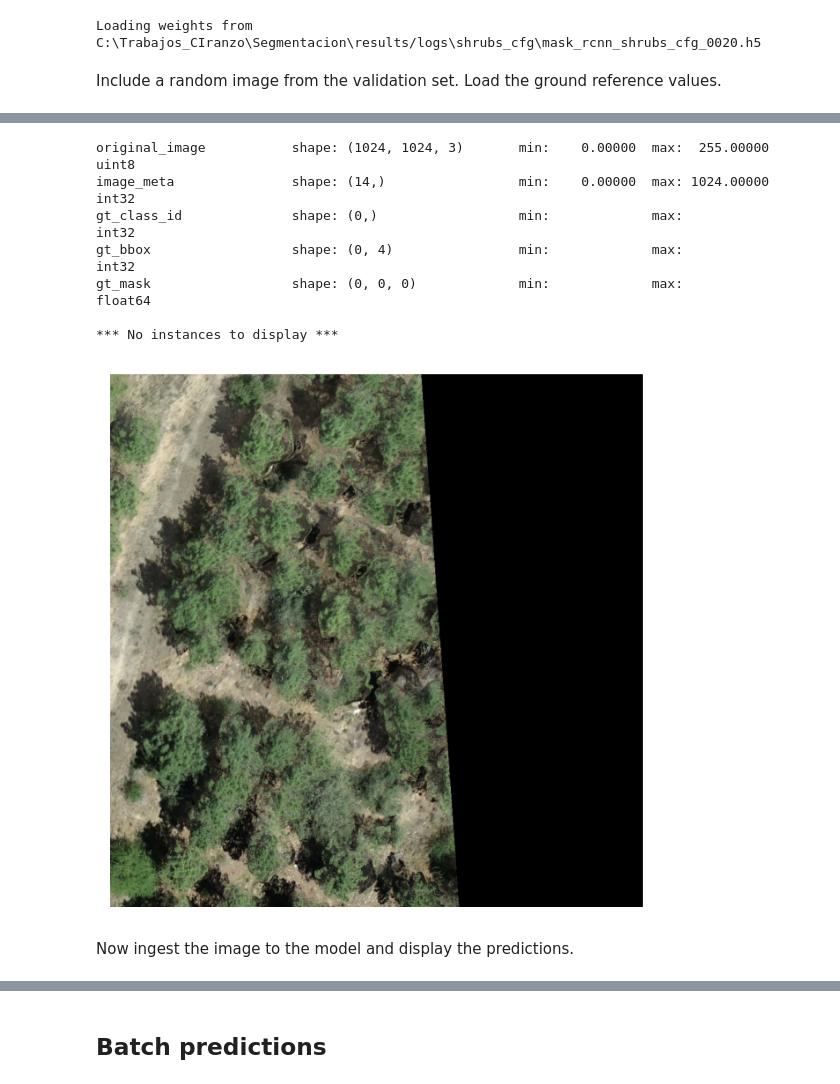
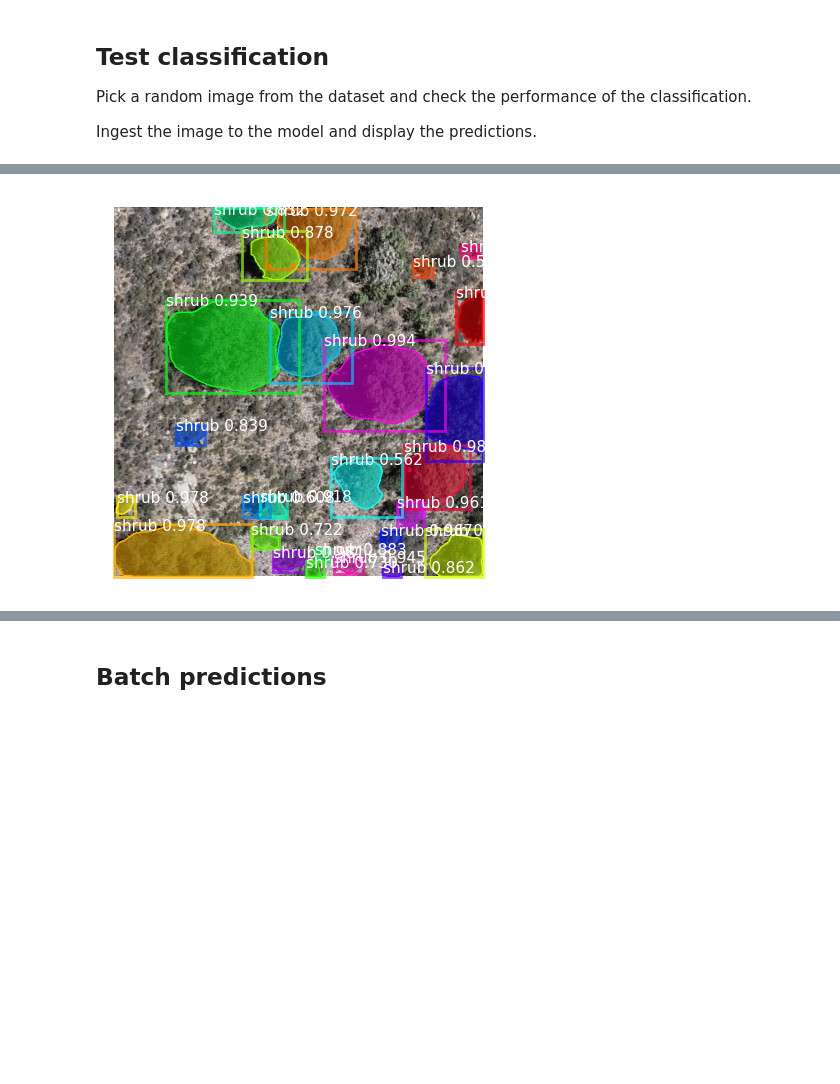
Before and after one commit to CristianICS/shrubs-segmentation, a Jupyter notebook: Notebooks/shrubs_map.ipynb, the cells around one changed output, grey strips where cells are left out. Drawn from its saved outputs; the diff is of its cells as text; code cells hidden in the pictures; blank space fills up the shorter version.

```diff
--- a/Notebooks/shrubs_map.ipynb
+++ b/Notebooks/shrubs_map.ipynb
@@ -77,34 +70,29 @@ WEIGHT_DECAY                   0.0001
-# %%
-# Recreate the model in inference mode
-model = modellib.MaskRCNN(mode="inference",
-                          config=inference_config,
-                          model_dir=MODEL_DIR)
-
-# Get path to saved weights
-# Either set a specific path or find last trained weights
-# model_path = os.path.join(ROOT_DIR, ".h5 file name here")
-model_path = model.find_last()
-
-# Load trained weights
-print("Loading weights from ", model_path)
-model.load_weights(model_path, by_name=True)
-# %% [output]
-Loading weights from  C:\Trabajos_CIranzo\Segmentacion\results/logs\shrubs_cfg\mask_rcnn_shrubs_cfg_0020.h5
 # %% [markdown]
-Include a random image from the validation set. Load the ground reference values.
+## Test classification
+
+Pick a random image from the dataset and check the performance of the classification.
+
+Ingest the image to the model and display the predictions.
 # %%
 # Test on a random image
 image_id = random.choice(dataset.image_ids)
-original_image, image_meta, gt_class_id, gt_bbox, gt_mask =\
-    modellib.load_image_gt(dataset, inference_config,
-                           image_id, use_mini_mask=False)
+original_image, image_meta, _, _, _ = modellib.load_image_gt(
+    dataset,
+    inference_config,
+    image_id,
+    use_mini_mask=False
+)
 
-log("original_image", original_image)
-log("image_meta", image_meta)
-log("gt_class_id", gt_class_id)
-log("gt_bbox", gt_bbox)
-log("gt_mask", gt_mask)
+results = model.detect([original_image], verbose=False)
 
-visualize.display_instances(original_image, gt_bbox, gt_mask, gt_class_id,
-                            dataset.class_names, figsize=(8, 8))
+r = results[0]
+visualize.display_instances(
+    original_image,
+    r['rois'],
+    r['masks'],
+    r['class_ids'],
+    dataset.class_names,
+    r['scores'],
+    ax=get_ax(size=5)
+)
 # %% [output]
@@ -112,10 +99 @@ WARNING:root:You are using the default load_mask(), maybe you need to define you
-original_image           shape: (1024, 1024, 3)       min:    0.00000  max:  255.00000  uint8
-image_meta               shape: (14,)                 min:    0.00000  max: 1024.00000  int32
-gt_class_id              shape: (0,)                  min:             max:             int32
-gt_bbox                  shape: (0, 4)                min:             max:             int32
-gt_mask                  shape: (0, 0, 0)             min:             max:             float64
-
-*** No instances to display ***
-[figure, old version]
+[figure, new version]
-# %% [markdown]
-Now ingest the image to the model and display the predictions.
```
Also changed, not shown: parts of 10 cells of this notebook, 3 other files.
